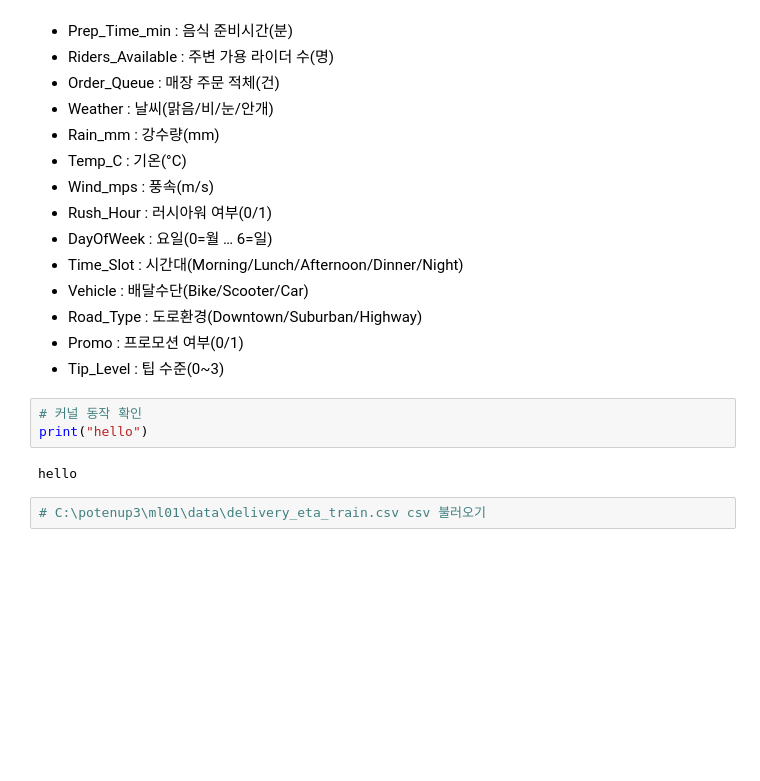
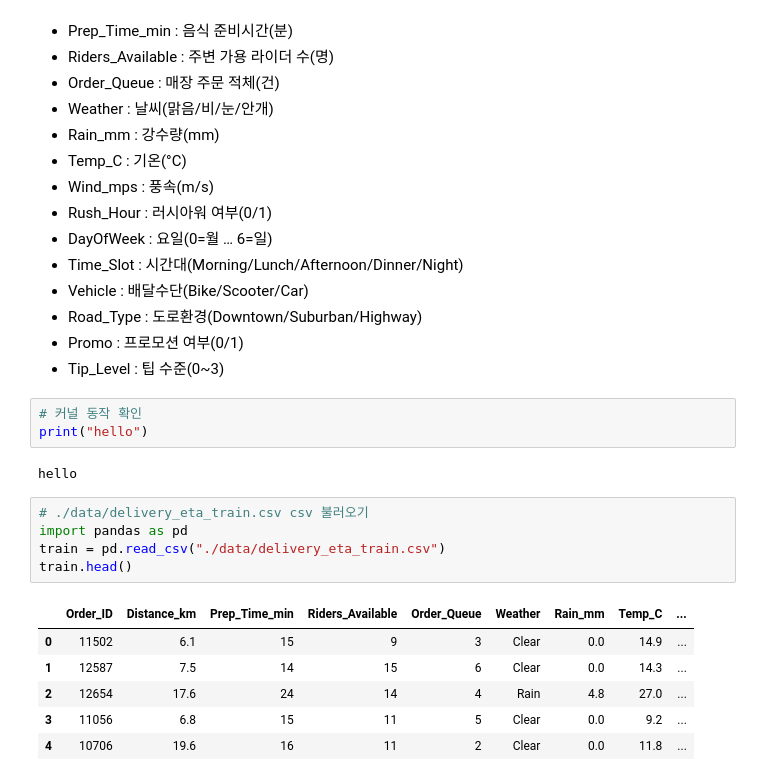
Before and after one commit to wd14177/ml01, a Jupyter notebook: ml-day05-012-HW1-del-reg.ipynb, the cells around one changed output. Drawn from its saved outputs; the diff is of its cells as text; blank space fills up the shorter version.

```diff
--- a/ml-day05-012-HW1-del-reg.ipynb
+++ b/ml-day05-012-HW1-del-reg.ipynb
@@ -27,4 +27,14 @@ print("hello")
 # %% [output]
 hello
 # %%
-# C:\potenup3\ml01\data\delivery_eta_train.csv csv 불러오기
+# ./data/delivery_eta_train.csv csv 불러오기
+import pandas as pd
+train = pd.read_csv("./data/delivery_eta_train.csv")
+train.head()
+# %% [output]
+|  | Order_ID | Distance_km | Prep_Time_min | Riders_Available | Order_Queue | Weather | Rain_mm | Temp_C | ... |
+| 0 | 11502 | 6.1 | 15 | 9 | 3 | Clear | 0.0 | 14.9 | ... |
+| 1 | 12587 | 7.5 | 14 | 15 | 6 | Clear | 0.0 | 14.3 | ... |
+| 2 | 12654 | 17.6 | 24 | 14 | 4 | Rain | 4.8 | 27.0 | ... |
+| 3 | 11056 | 6.8 | 15 | 11 | 5 | Clear | 0.0 | 9.2 | ... |
+| 4 | 10706 | 19.6 | 16 | 11 | 2 | Clear | 0.0 | 11.8 | ... |
```
Also changed, not shown: parts of 12 cells of this notebook, 14 other files.
